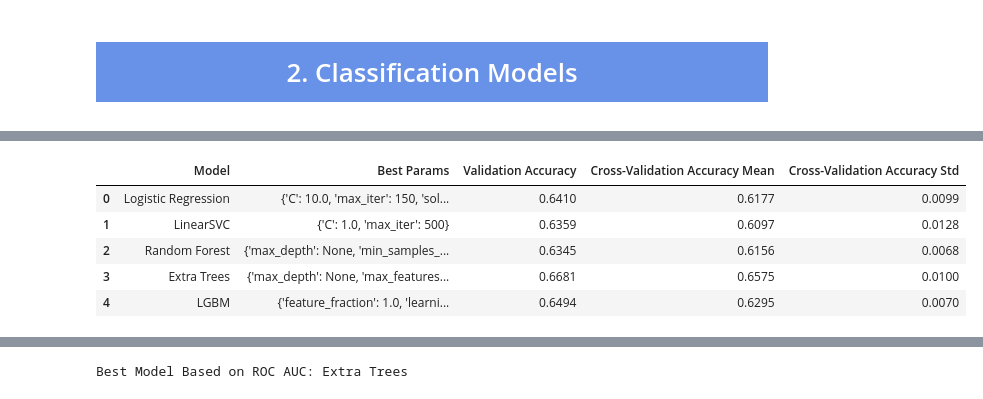
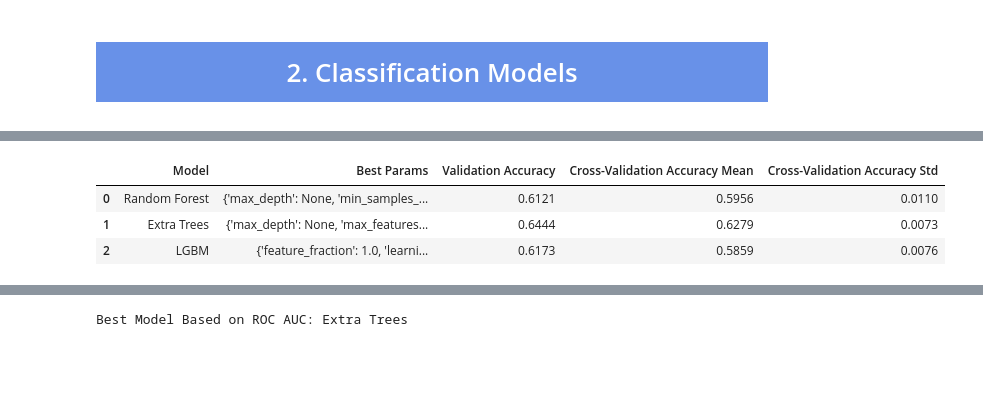
Before and after one commit to ayeti82/ML2, a Jupyter notebook: Classification/Classification_DesmukhyaAyetijhya_465719.ipynb, the cells around one changed output, grey strips where cells are left out. Saved outputs shown, nothing was run; the diff lists cells and outputs as text; code cells hidden in the pictures; blank space fills up the shorter version.

```diff
--- a/Classification/Classification_DesmukhyaAyetijhya_465719.ipynb
+++ b/Classification/Classification_DesmukhyaAyetijhya_465719.ipynb
@@ -659,27 +560,24 @@ LGBM: Best Params - {'feature_fraction': 1.0, 'learning_rate': 0.05, 'max_depth'
 # %%
 # Create a dictionary with the model comparison data
+
 model_data = {
-    'Model': ['Logistic Regression', 'LinearSVC', 'Random Forest', 'Extra Trees', 'LGBM'],
+    'Model': ['Random Forest', 'Extra Trees', 'LGBM'],
     'Best Params': [
-        "{'C': 10.0, 'max_iter': 150, 'solver': 'lbfgs'}",
-        "{'C': 1.0, 'max_iter': 500}",
-        "{'max_depth': None, 'min_samples_leaf': 1, 'min_samples_split': 2, 'n_estimators': 150}",
-        "{'max_depth': None, 'max_features': 'sqrt', 'min_samples_leaf': 1, 'min_samples_split': 3, 'n_estimators': 100}",
-        "{'feature_fraction': 1.0, 'learning_rate': 0.05, 'max_depth': -1, 'min_data_in_leaf': 20, 'n_estimators': 150, 'num_leaves': 31}"
+        "{'max_depth': None, 'min_samples_leaf': 1, 'min_samples_split': 3, 'n_estimators': 150}",
+        "{'max_depth': None, 'max_features': 'sqrt', 'min_samples_leaf': 1, 'min_samples_split': 2, 'n_estimators': 150}",
+        "{'feature_fraction': 1.0, 'learning_rate': 0.1, 'max_depth': -1, 'min_data_in_leaf': 20, 'n_estimators': 150, 'num_leaves': 31}"
     ],
-    'Validation Accuracy': [0.6410, 0.6359, 0.6345, 0.6681, 0.6494],
-    'Cross-Validation Accuracy Mean': [0.6177, 0.6097, 0.6156, 0.6575, 0.6295],
-    'Cross-Validation Accuracy Std': [0.0099, 0.0128, 0.0068, 0.0100, 0.0070]
+    'Validation Accuracy': [0.6121, 0.6444, 0.6173],
+    'Cross-Validation Accuracy Mean': [0.5956, 0.6279, 0.5859],
+    'Cross-Validation Accuracy Std': [0.0110, 0.0073, 0.0076]
 }
 
 model_df = pd.DataFrame(model_data)
 model_df
 # %% [output]
 |  | Model | Best Params | Validation Accuracy | Cross-Validation Accuracy Mean | Cross-Validation Accuracy Std |
-| 0 | Logistic Regression | {'C': 10.0, 'max_iter': 150, 'sol... | 0.6410 | 0.6177 | 0.0099 |
-| 1 | LinearSVC | {'C': 1.0, 'max_iter': 500} | 0.6359 | 0.6097 | 0.0128 |
-| 2 | Random Forest | {'max_depth': None, 'min_samples_... | 0.6345 | 0.6156 | 0.0068 |
-| 3 | Extra Trees | {'max_depth': None, 'max_features... | 0.6681 | 0.6575 | 0.0100 |
-| 4 | LGBM | {'feature_fraction': 1.0, 'learni... | 0.6494 | 0.6295 | 0.0070 |
+| 0 | Random Forest | {'max_depth': None, 'min_samples_... | 0.6121 | 0.5956 | 0.0110 |
+| 1 | Extra Trees | {'max_depth': None, 'max_features... | 0.6444 | 0.6279 | 0.0073 |
+| 2 | LGBM | {'feature_fraction': 1.0, 'learni... | 0.6173 | 0.5859 | 0.0076 |
 # %%
 # Plotting the metrics (Validation Accuracy vs. Cross-Validation Accuracy)
```
Also changed, not shown: parts of 39 cells of this notebook, 4 other files.
